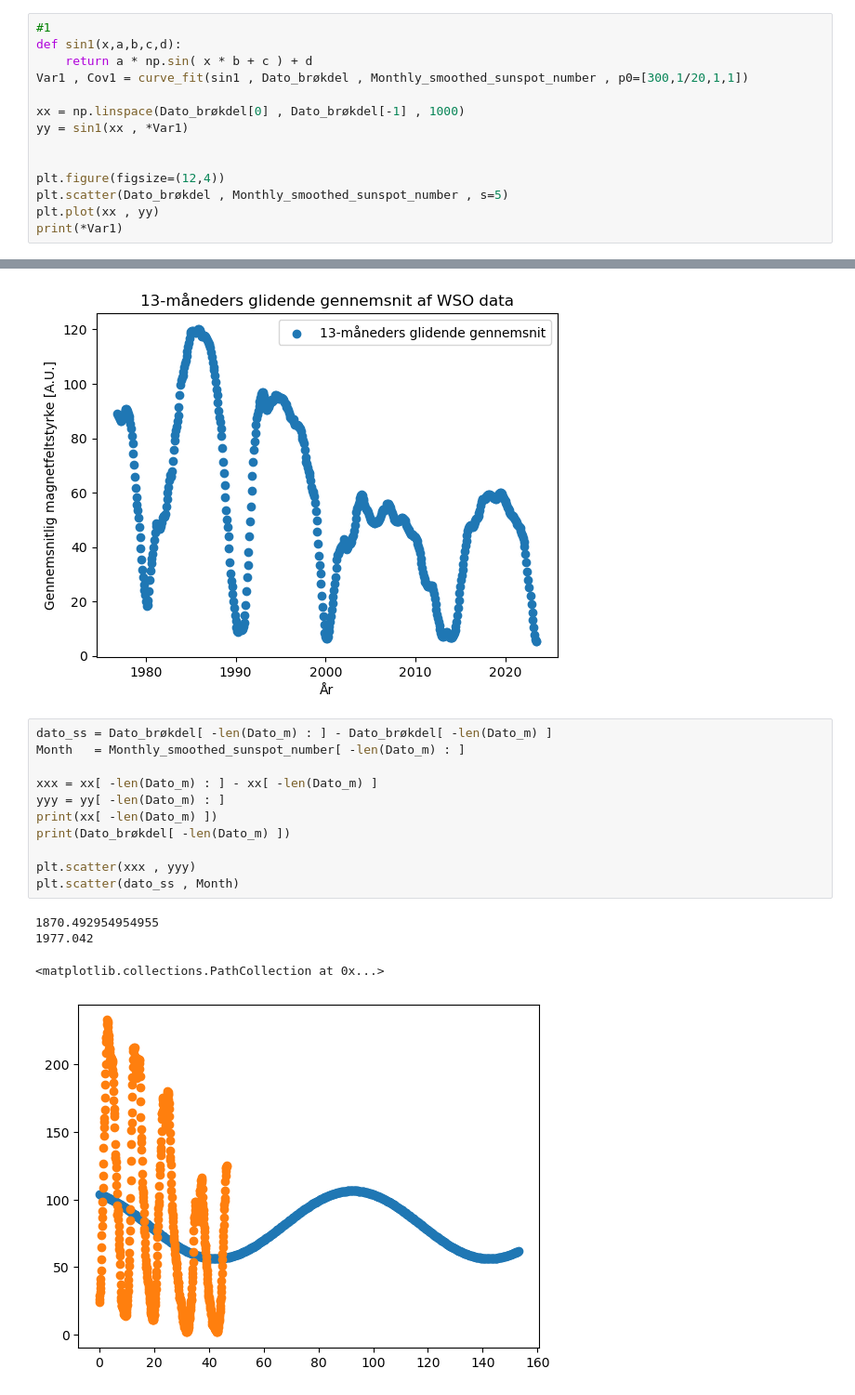
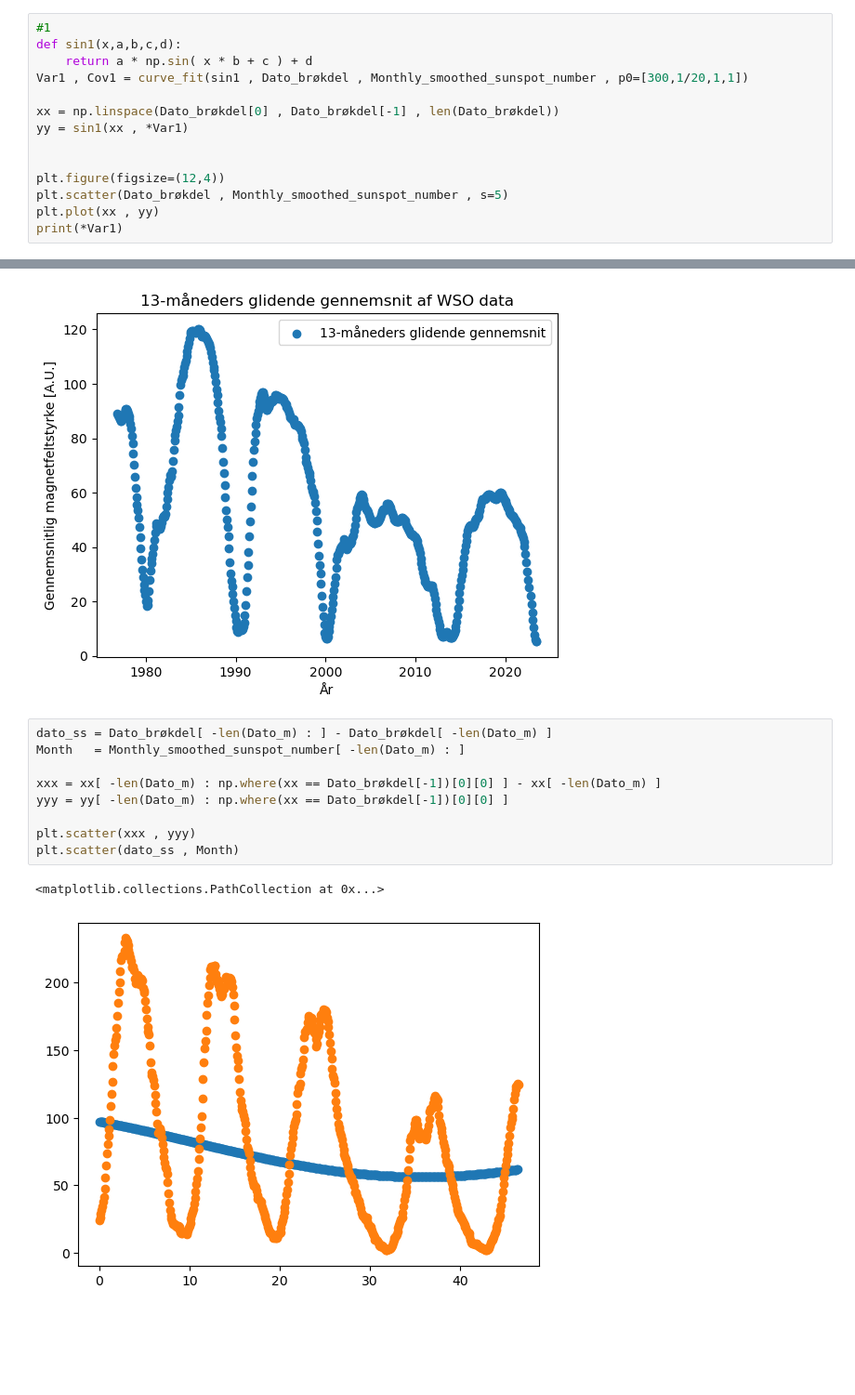
Before and after one commit to Focus9752/Solpletter_projekt, a Jupyter notebook: ok/Ny ting.ipynb, the cells around one changed output, grey strips where cells are left out. Shown at 93% size. Drawn from its saved outputs; the diff is of its cells as text; blank space fills up the shorter version.

```diff
--- a/ok/Ny ting.ipynb
+++ b/ok/Ny ting.ipynb
@@ -26,7 +26,7 @@ def sin1(x,a,b,c,d):
     return a * np.sin( x * b + c ) + d
 Var1 , Cov1 = curve_fit(sin1 , Dato_brøkdel , Monthly_smoothed_sunspot_number , p0=[300,1/20,1,1])
 
-xx = np.linspace(Dato_brøkdel[0] , Dato_brøkdel[-1] , 1000)
+xx = np.linspace(Dato_brøkdel[0] , Dato_brøkdel[-1] , len(Dato_brøkdel))
 yy = sin1(xx , *Var1)
 
 
@@ -65,16 +65,12 @@ plt.show()
 # %%
 dato_ss = Dato_brøkdel[ -len(Dato_m) : ] - Dato_brøkdel[ -len(Dato_m) ]
 Month   = Monthly_smoothed_sunspot_number[ -len(Dato_m) : ]
 
-xxx = xx[ -len(Dato_m) : ] - xx[ -len(Dato_m) ]
-yyy = yy[ -len(Dato_m) : ]
-print(xx[ -len(Dato_m) ])
-print(Dato_brøkdel[ -len(Dato_m) ])
+xxx = xx[ -len(Dato_m) : np.where(xx == Dato_brøkdel[-1])[0][0] ] - xx[ -len(Dato_m) ]
+yyy = yy[ -len(Dato_m) : np.where(xx == Dato_brøkdel[-1])[0][0] ]
 
 plt.scatter(xxx , yyy)
 plt.scatter(dato_ss , Month)
 # %% [output]
-1870.492954954955
-1977.042
+<matplotlib.collections.PathCollection at 0x...>
-<matplotlib.collections.PathCollection at 0x...>
-[figure, old version]
+[figure, new version]
```
Also changed, not shown: parts of 3 cells of this notebook, 1 other file.
